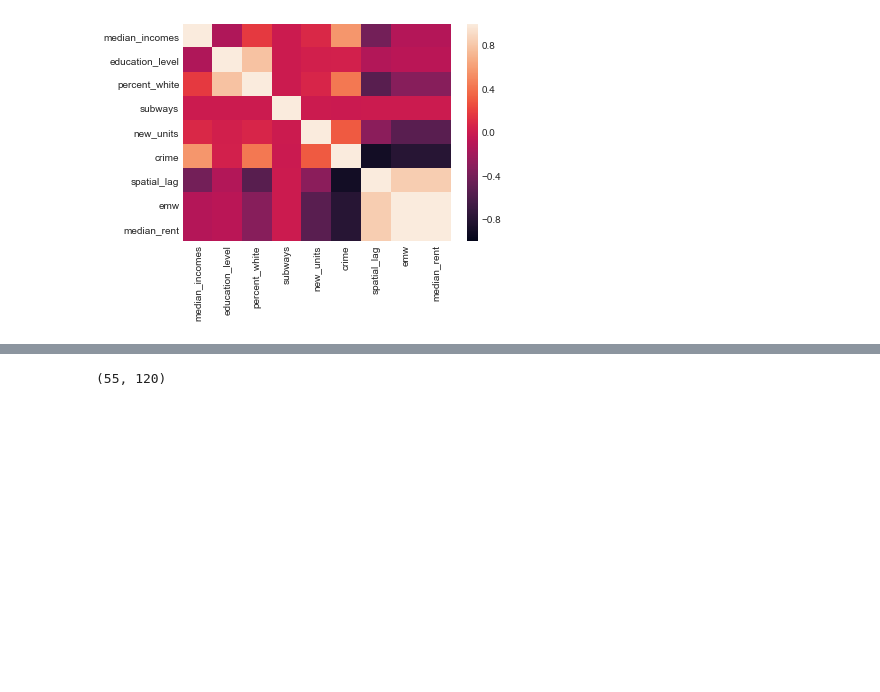
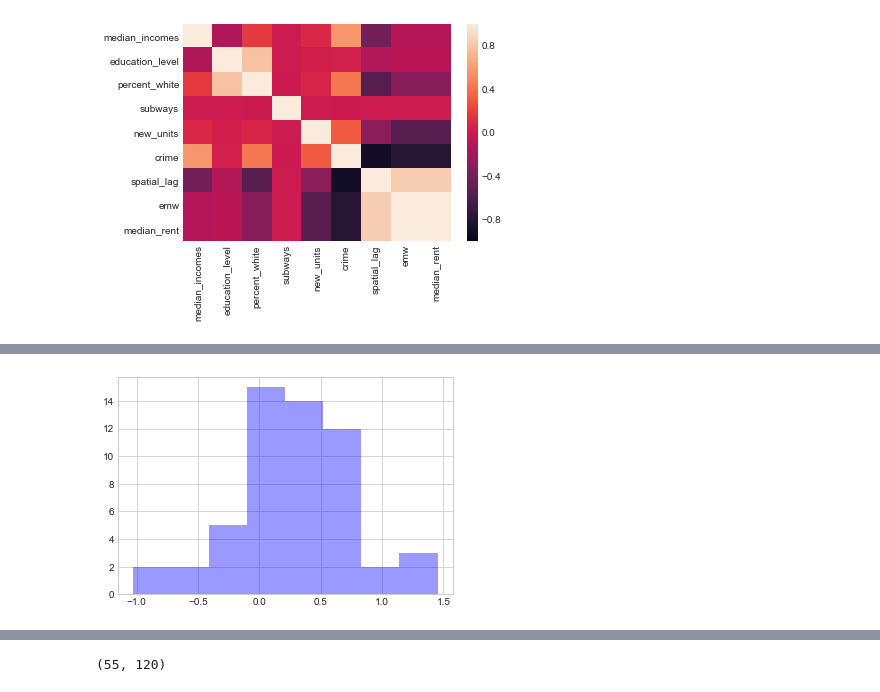
Before and after one commit to msgiles/am231final, a Jupyter notebook: notebooks/work.ipynb, the cells around one changed output, grey strips where cells are left out. Drawn from its saved outputs; the diff is of its cells as text; code cells hidden in the pictures; blank space fills up the shorter version.

```diff
--- a/notebooks/work.ipynb
+++ b/notebooks/work.ipynb
@@ -278,15 +282,21 @@ plt.show()
 # %%
-n = 11 # number of years
-m = 7 # number of features
+n = 12 # number of years
+m = 6 # number of features
 k = 55 # number of PUMAs
-# Stack our observations: first axis is PUMA, second is year, third is feature
-Xs = np.dstack([median_incomes[years].values, education_levels[years].values, percents_white[years].values, subways[years].values, new_units[years].values, crime[years].values])
-# Xs = np.dstack([median_incomes[years].values, education_levels[years].values, percents_white[years].values, subways[years].values, new_units[years].values, crime[years].values, neighbor_means[years].values])
-# Xs = np.dstack([median_incomes[years].values, education_levels[years].values, percents_white[years].values, subways[years].values, new_units[years].values, crime[years].values, median_rents[years].ewm(com=2).mean().values])
-# Xs = np.dstack([median_incomes[years].values, education_levels[years].values, percents_white[years].values, subways[years].values, new_units[years].values, crime[years].values, neighbor_means[years].values, median_rents[years].ewm(com=2).mean().values])
 
-# Observations
+features = [median_incomes[years].values, education_levels[years].values, percents_white[years].values, subways[years].values, new_units[years].values, crime[years].values]
+
+# Normalize features
+for i in range(len(features)):
+    features[i] = features[i] - np.repeat(np.mean(features[i], axis = 1).reshape(k,1), n, axis = 1)
+    features[i] = normalize(features[i])
+
+Xs = np.dstack(features)
+
+# Normalize Observations
 Y = median_rents[years].astype('float32').values
+Y = Y - np.repeat(np.mean(Y, axis = 1).reshape(k,1), n, axis = 1)
+Y = np.divide(Y, np.linalg.norm(Y, axis = 1).reshape(k,1))
 X_test = Xs[:,-2:,:]
 Y_test = Y[:,-2:]
 Y = Y[:,:-2]
@@ -295,7 +305,7 @@ clf = linear_model.LinearRegression()
 predictions = np.zeros((k,2))
 rvals = np.zeros(k)
 mses = np.zeros(k)
-residslin1 = np.zeros(k)
+residslin2 = np.zeros(k)
 for i in range(k):
     clf = clf.fit(X[i], Y[i])
     predictions[i,:] = clf.predict(X_test[i,:])
@@ -374,0 +425,5 @@ Xs.shape
+# %%
+sns.distplot(residslin1, kde=False, color = 'b')
+plt.show()
+# %% [output]
+[figure, added]
```
Also changed, not shown: parts of 36 cells of this notebook.
